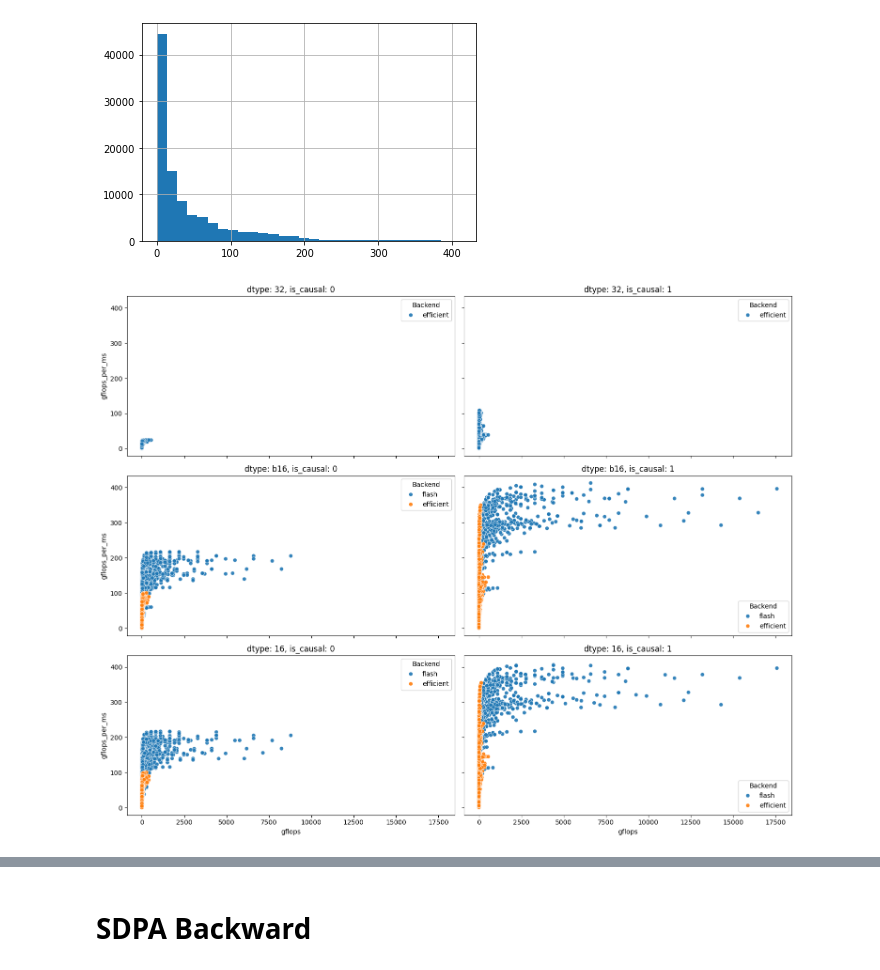
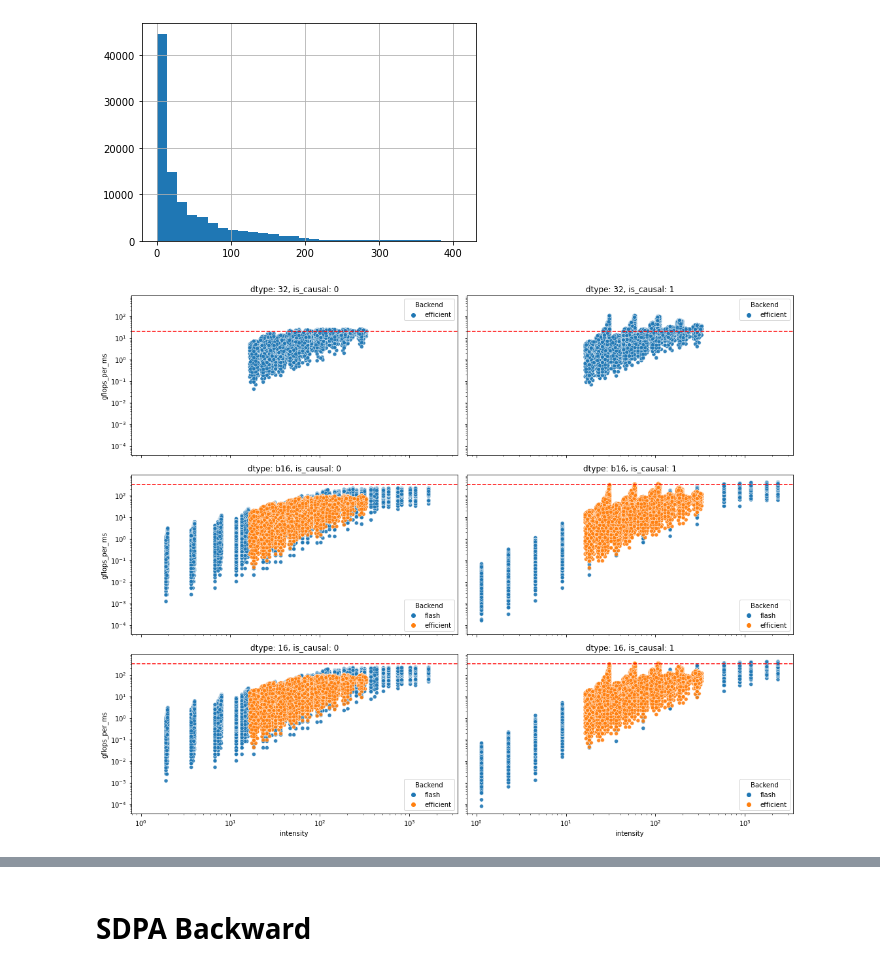
Before and after one commit to azhao20/gpu_profiling, a Jupyter notebook: jupyter/eda/gflops.ipynb, the cells around one changed output, grey strips where cells are left out. Saved outputs shown, nothing was run; the diff lists cells and outputs as text; code cells hidden in the pictures.

```diff
--- a/jupyter/eda/gflops.ipynb
+++ b/jupyter/eda/gflops.ipynb
@@ -1,6 +1,8 @@
 # %%
+import os, sys
+
+import numpy as np
 import pandas as pd
-import os, sys
 
 sys.path.insert(0, os.path.abspath(os.path.join(os.getcwd(), '../../')))
 
@@ -12,6 +14,13 @@ import matplotlib.pyplot as plt
 
 # base_dir = "/n/holylabs/LABS/idreos_lab/Users/azhao/gpu_profiling"
 base_dir = "/Users/andrew/Desktop/Harvard/idreos-research/gpu_profiling"
+
+dtype_to_peak_fp = {
+    "32": 19.5,
+    "tf32": 156,
+    "16": 312,
+    "b16": 312
+}
 # %% [markdown]
 # MM
 # %%
@@ -32,4 +37,14 @@ plt.show()
 # %%
+
+"""
+If you compute the slope, for fp32, it's actually ~ 20 tflops/second, as described in
+https://www.nvidia.com/content/dam/en-zz/Solutions/Data-Center/a100/pdf/nvidia-a100-datasheet-us-nvidia-1758950-r4-web.pdf.
+
+For fp16 and fpb16, it's slightly less than the purported 312 tflops/second.
+
+To see: change the xlim and xscale.
+"""
+
 df["memory_accesses"] = df["n"] * df["m"] + df["m"] * df["p"] + df["n"] * df["p"]
 df["intensity"] = (df["gflops"] * 1e9) / df["memory_accesses"]
 
@@ -42,7 +57,9 @@ for idx, dtype in enumerate(["32", "b16", "16"]):
         x="intensity", y="gflops_per_ms", alpha=0.9, data=df.query(f"dtype == '{dtype}'"), ax=ax
     )
     ax.set_title(f"dtype: {dtype}")
+    ax.axhline(y=dtype_to_peak_fp[dtype], color="r", linestyle="--")
 
+ax.set_xlim(left = 10, right = 10**4)
 ax.set_xscale('log')
 ax.set_yscale('log')
 plt.tight_layout()
@@ -89,6 +91,7 @@ for idx, dtype in enumerate(["32", "b16", "16"]):
         x="intensity", y="gflops_per_ms", alpha=0.9, data=df.query(f"dtype == '{dtype}'"), ax=ax
     )
     ax.set_title(f"dtype: {dtype}")
+    ax.axhline(y=dtype_to_peak_fp[dtype], color="r", linestyle="--")
 
 ax.set_xscale('log')
 ax.set_yscale('log')
@@ -107,17 +110,29 @@ plt.show()
 # %% [output]
 [figure]
 # %%
+df["memory_accesses"] = (
+    2 * df["b"] * df["h"] * df["s_q"] * df["d_qk"] +   # Reading Q
+    2 * df["b"] * df["h"] * df["s_kv"] * df["d_qk"] +  # Reading K
+    2 * df["b"] * df["h"] * df["s_kv"] * df["d_v"] +   # Reading V
+    df["b"] * df["h"] * df["s_q"] * df["d_v"]      # Writing Output
+)
+df["intensity"] = (df["gflops"] * 1e9) / df["memory_accesses"]
+
 fig, axes = plt.subplots(3, 2, figsize=(15, 12), sharex=True, sharey=True)
 axes = axes.flatten()
 
 for idx, (dtype, is_causal) in enumerate([(dtype, is_causal) for dtype in ["32", "b16", "16"] for is_causal in [0, 1]]):
     ax = axes[idx]
     sns.scatterplot(
-        x="gflops", y="gflops_per_ms", hue="backend", alpha=0.9, data=df.query(f"dtype == '{dtype}' and is_causal == '{is_causal}'"), ax=ax
+        x="intensity", y="gflops_per_ms", hue="backend", alpha=0.9, data=df.query(f"dtype == '{dtype}' and is_causal == '{is_causal}'"), ax=ax
     )
     ax.set_title(f"dtype: {dtype}, is_causal: {is_causal}")
     ax.legend(title="Backend", loc='best')
+    ax.axhline(y=dtype_to_peak_fp[dtype], color="r", linestyle="--")
+
+ax.set_xscale('log')
+ax.set_yscale('log')
 plt.tight_layout()
 plt.show()
 # %% [output]
-[figure, old version]
+[figure, new version]
```
Also changed, not shown: parts of 29 cells of this notebook, 8 other files.
